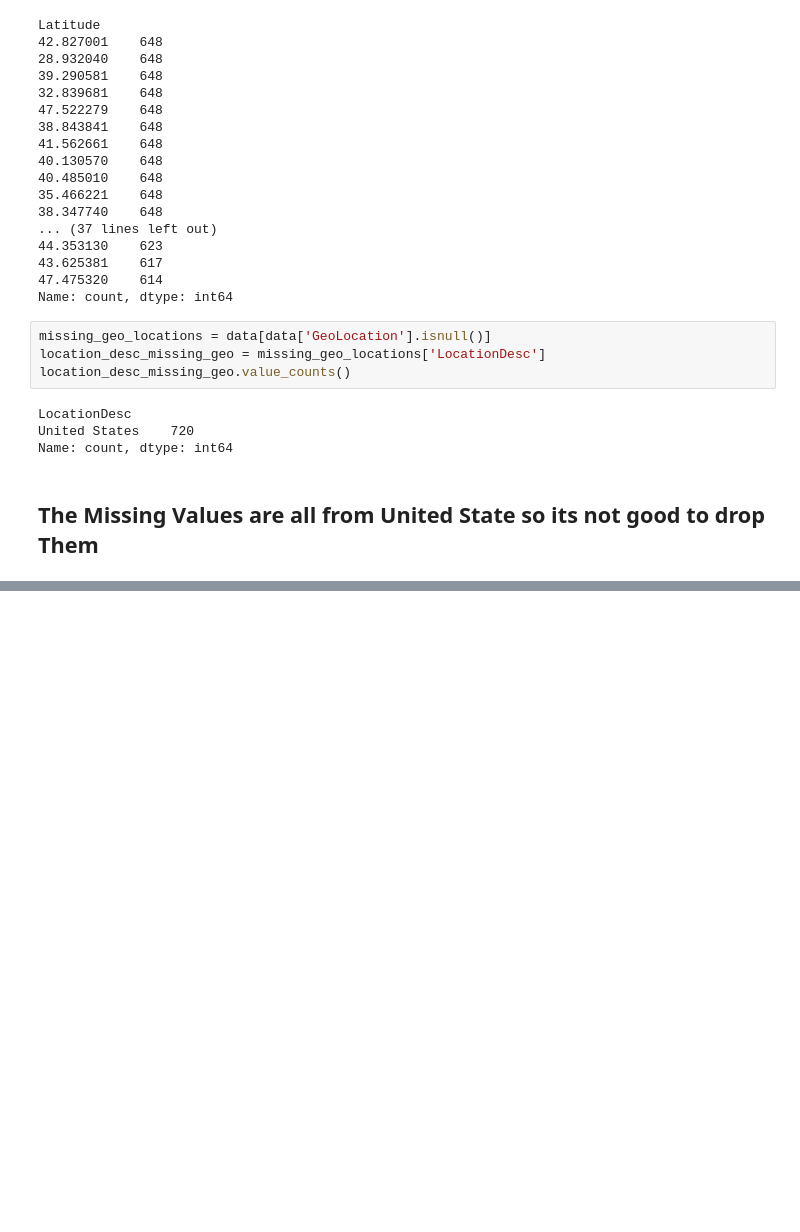
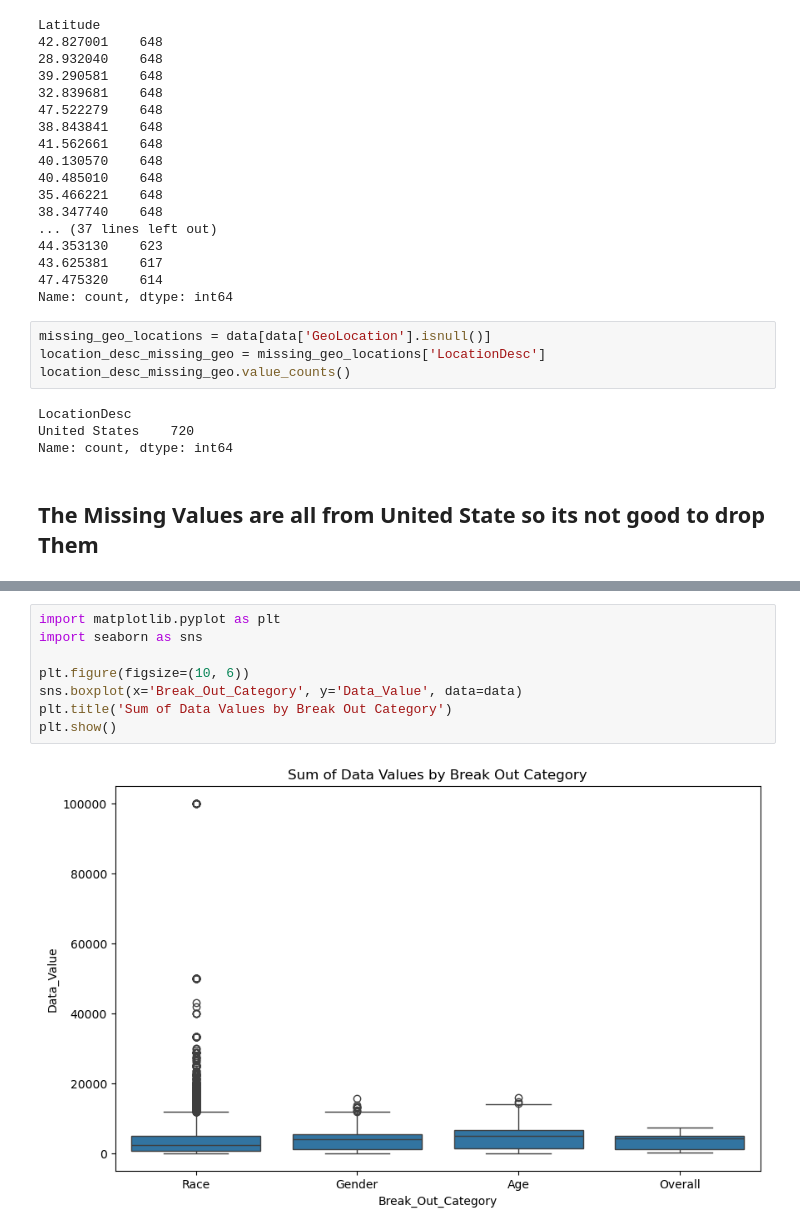
Before and after one commit to Kareem3laa2/Medicare, a Jupyter notebook: Medicare.ipynb, the cells around one changed output, grey strips where cells are left out. Saved outputs shown, nothing was run; the diff lists cells and outputs as text; blank space fills up the shorter version.

```diff
--- a/Medicare.ipynb
+++ b/Medicare.ipynb
@@ -383,0 +528,10 @@ Name: count, dtype: int64
+# %%
+import matplotlib.pyplot as plt
+import seaborn as sns
+
+plt.figure(figsize=(10, 6))
+sns.boxplot(x='Break_Out_Category', y='Data_Value', data=data)
+plt.title('Sum of Data Values by Break Out Category')
+plt.show()
+# %% [output]
+[figure, added]
```
Also changed, not shown: parts of 44 cells of this notebook, 4 other files.
